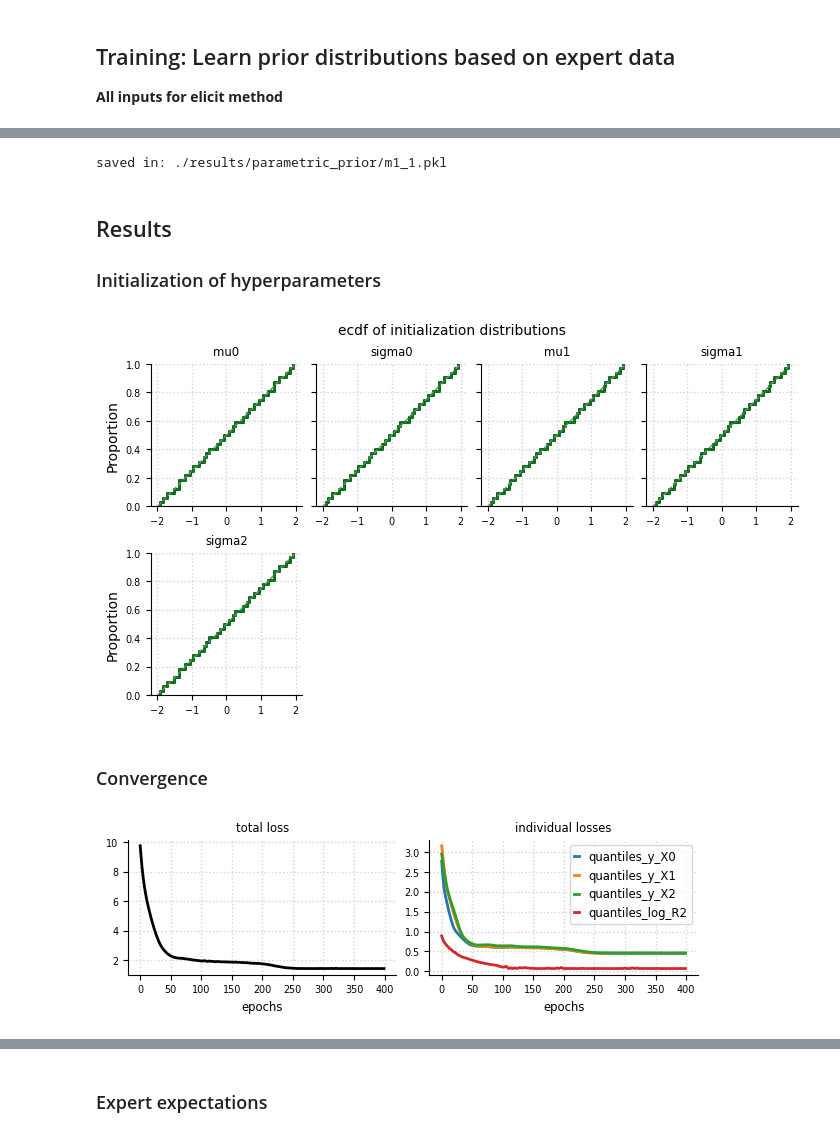
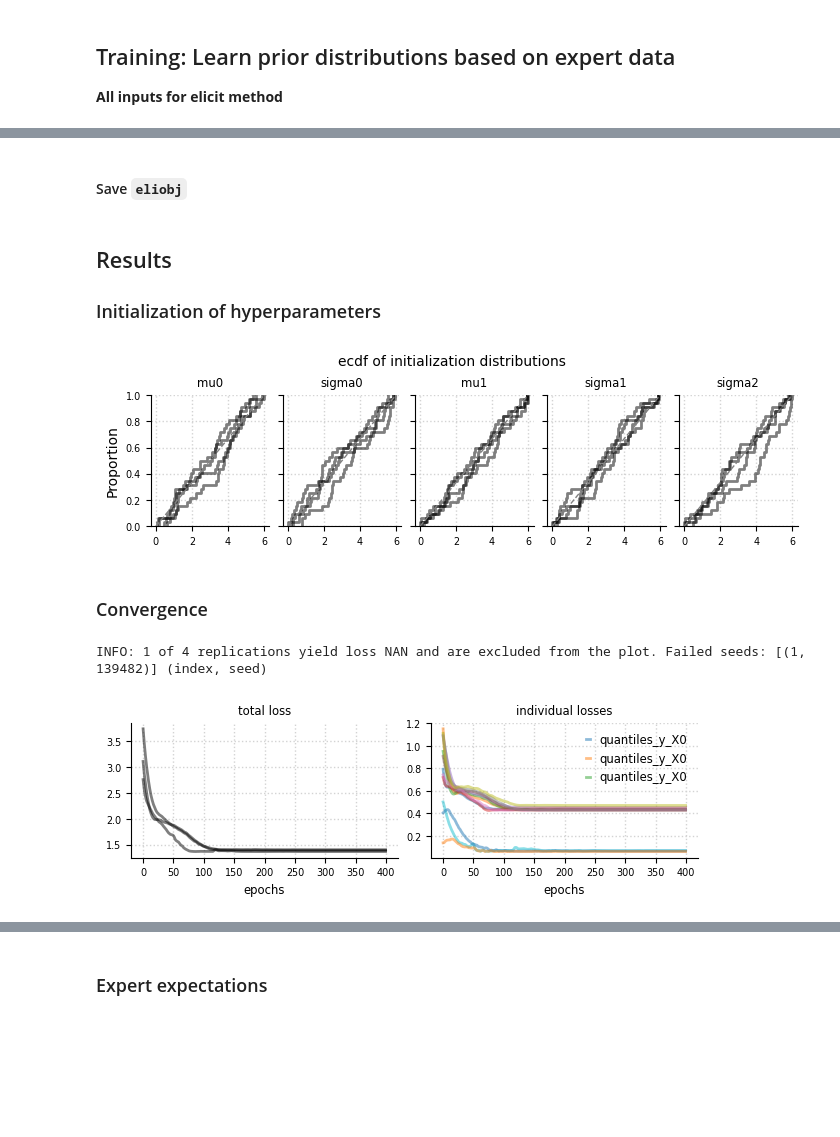
Before and after one commit to florence-bockting/prior_elicitation, a Jupyter notebook: docs/source/tutorials/toymodel_parametric-parallel.ipynb, the cells around one changed output, grey strips where cells are left out. Drawn from its saved outputs; the diff is of its cells as text; code cells hidden in the pictures; blank space fills up the shorter version.

Commit message:
updated test wrt changes due to parallelization

```diff
--- a/docs/source/tutorials/toymodel_parametric-parallel.ipynb
+++ b/docs/source/tutorials/toymodel_parametric-parallel.ipynb
@@ -192,24 +192,21 @@ eliobj = el.Elicit(
     expert=expert,
     optimizer=el.optimizer(
         optimizer=tf.keras.optimizers.Adam,
-        learning_rate=0.1,
+        learning_rate=tf.keras.optimizers.schedules.CosineDecay(0.1,400),
         clipnorm=1.0
         ),
     trainer=el.trainer(
         method="parametric_prior",
         seed=1,
-        epochs=100
+        epochs=400
     ),
     initializer=el.initializer(
-        method="sobol",
+        method="random",
         loss_quantile=0,
         iterations=32,
         distribution=el.initialization.uniform(
-            radius=2.,
-            mean=0.
+            radius=3.,
+            mean=3.
             )
         )
 )
-
-# run method
-eliobj.fit(parallel=el.utils.parallel(chains=3))
@@ -218,8 +215,10 @@ AttributeError: module 'elicit.utils' has no attribute 'parallel'
+# %%
+eliobj.fit(parallel=el.utils.parallel(chains=4))
+# %% [markdown]
+#### Save `eliobj`
 # %%
 # save eliobj
-eliobj.save(name="m1")
+#eliobj.save(name="m1")
-# %% [output]
-saved in: ./results/parametric_prior/m1_1.pkl
 # %% [markdown]
 ## Results
 ### Initialization of hyperparameters
@@ -370,11 +225,12 @@ def initialization(eliobj, cols: int = 4, **kwargs) -> None:
 # %%
-initialization(eliobj, cols=4, figsize=(7,4))
+el.plots.initialization(eliobj, cols=5, figsize=(7,2))
 # %% [output]
-[figure, old version]
+[figure, new version]
 # %% [markdown]
 ### Convergence
 # %%
 el.plots.loss(eliobj, figsize=(6,2))
 # %% [output]
+INFO: 1 of 4 replications yield loss NAN and are excluded from the plot. Failed seeds: [(1, 139482)] (index, seed)
-[figure, old version]
+[figure, new version]
 # %%
```
Also changed, not shown: parts of 26 cells of this notebook, 10 other files.
